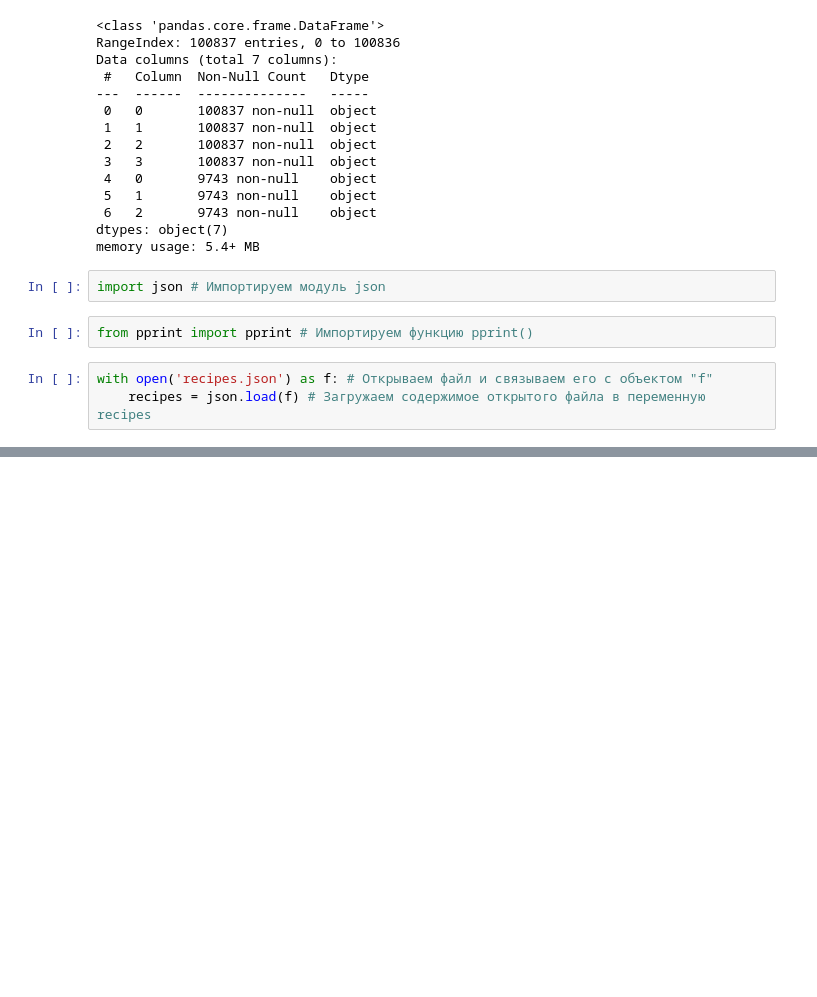
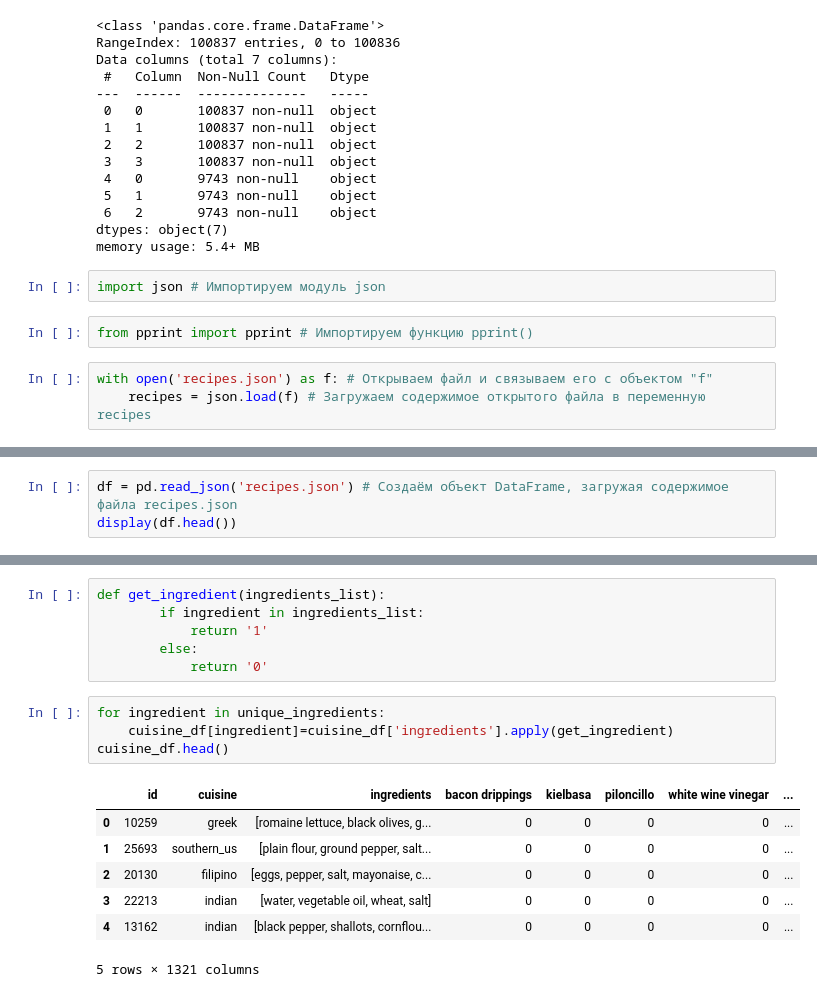
Before and after one commit to sonics738/DataScience-2022, a Jupyter notebook: PY 16 Подгрузка данных/Data/PY_16.ipynb, the cells around one changed output, grey strips where cells are left out. Cells and saved outputs as stored; diff of their text form; blank space fills up the shorter version.

```diff
--- a/PY 16 Подгрузка данных/Data/PY_16.ipynb
+++ b/PY 16 Подгрузка данных/Data/PY_16.ipynb
@@ -209,0 +288,3 @@ with open('recipes.json') as f: # Открываем файл и связыва
+# %%
+df = pd.read_json('recipes.json') # Создаём объект DataFrame, загружая содержимое файла recipes.json
+display(df.head())
@@ -209,0 +343,18 @@ with open('recipes.json') as f: # Открываем файл и связыва
+# %%
+def get_ingredient(ingredients_list):
+        if ingredient in ingredients_list:
+            return '1'
+        else:
+            return '0'
+# %%
+for ingredient in unique_ingredients:
+    cuisine_df[ingredient]=cuisine_df['ingredients'].apply(get_ingredient)
+cuisine_df.head()
+# %% [output]
+|  | id | cuisine | ingredients | bacon drippings | kielbasa | piloncillo | white wine vinegar | ... |
+| 0 | 10259 | greek | [romaine lettuce, black olives, g... | 0 | 0 | 0 | 0 | ... |
+| 1 | 25693 | southern_us | [plain flour, ground pepper, salt... | 0 | 0 | 0 | 0 | ... |
+| 2 | 20130 | filipino | [eggs, pepper, salt, mayonaise, c... | 0 | 0 | 0 | 0 | ... |
+| 3 | 22213 | indian | [water, vegetable oil, wheat, salt] | 0 | 0 | 0 | 0 | ... |
+| 4 | 13162 | indian | [black pepper, shallots, cornflou... | 0 | 0 | 0 | 0 | ... |
+5 rows × 1321 columns
```
Also changed, not shown: parts of 68 cells of this notebook, 7 other files.
